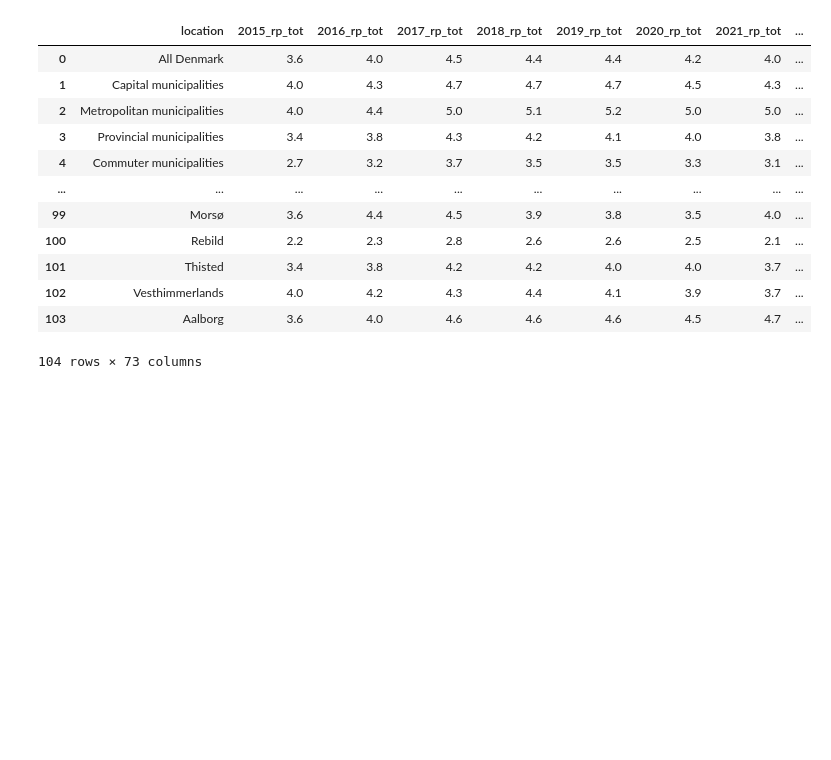
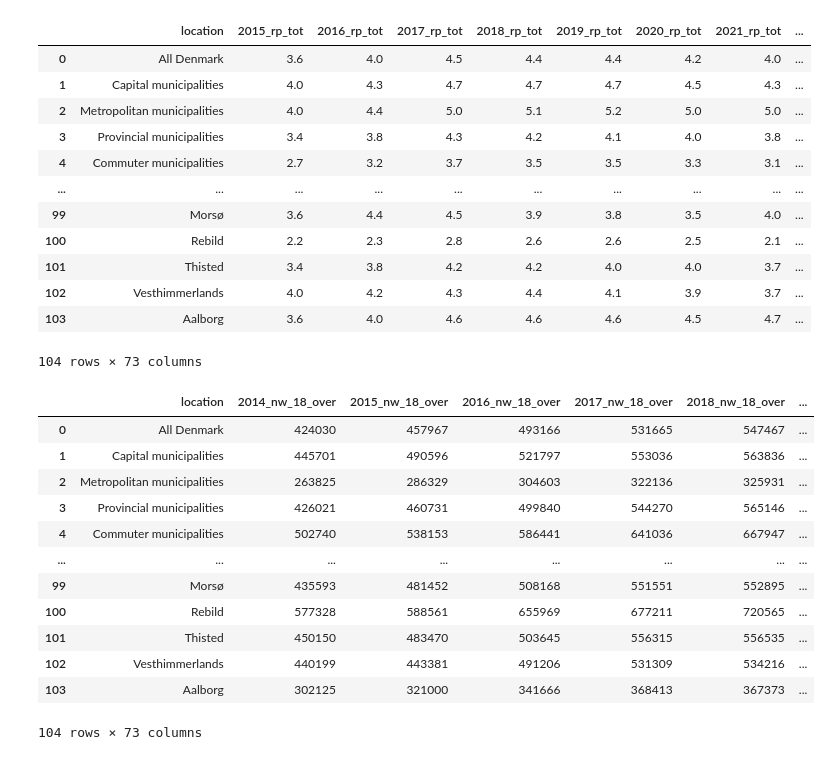
Before and after one commit to NumEconCopenhagen/projects-2024-petra-maritza-noah, a Jupyter notebook: dataproject/Petra.ipynb, the cells around one changed output. Cells and saved outputs as stored; diff of their text form; code cells hidden in the pictures; blank space fills up the shorter version.

Commit message:
all datasets uploaded and merged

```diff
--- a/dataproject/Petra.ipynb
+++ b/dataproject/Petra.ipynb
@@ -99,3 +99,33 @@ rp_17
 | 102 | Vesthimmerlands | 5.6 | 6.0 | 6.2 | 6.0 | 5.9 | 5.5 | 4.9 | ... |
 | 103 | Aalborg | 3.2 | 3.7 | 5.0 | 5.0 | 5.2 | 4.7 | 4.9 | ... |
 104 rows × 9 columns
+# %%
+#Here we compute the same operations but using the Net Wealth dataset instead:
+
+filename2 = '/Users/petra/Desktop/KU/Introduction to Programming/Intro to Prog /projects-2024-petra-maritza-noah/dataproject/net_wealth.xlsx'
+nw_18_over = pd.read_excel(filename2, sheet_name= '18-over')
+
+#Renaming columns
+nw_18_over.columns = nw_18_over.columns.map(lambda x: 'location' if x == 'Unnamed: 0' else x + '_nw_18_over' if x.isdigit() else x)
+
+#Here we import all the datasets on net-wealth, but considering the data for different age ranges
+nw_29 = pd.read_excel(filename2, sheet_name= '18-29')
+nw_39 = pd.read_excel(filename2, sheet_name= '30-39')
+nw_49 = pd.read_excel(filename2, sheet_name= '40-49')
+nw_59 = pd.read_excel(filename2, sheet_name= '50-59')
+nw_69 = pd.read_excel(filename2, sheet_name= '60-69')
+nw_79 = pd.read_excel(filename2, sheet_name= '70-79')
+nw_80 = pd.read_excel(filename2, sheet_name= '80-onwards')
+
+def rename_columns(df, suffix):
+    df.columns = df.columns.map(lambda x: 'location' if x == 'Unnamed: 0' else str(x) + suffix)
+    return df
+
+# Apply the renaming function to each DataFrame
+nw_29 = rename_columns(nw_29, '_nw_29')
+nw_39 = rename_columns(nw_39, '_nw_39')
+nw_49 = rename_columns(nw_49, '_nw_49')
+nw_59 = rename_columns(nw_59, '_nw_59')
+nw_69 = rename_columns(nw_69, '_nw_69')
+nw_79 = rename_columns(nw_79, '_nw_79')
+nw_80 = rename_columns(nw_80, '_nw_80')
@@ -129,3 +188,30 @@ merged_rp
 | 102 | Vesthimmerlands | 4.0 | 4.2 | 4.3 | 4.4 | 4.1 | 3.9 | 3.7 | ... |
 | 103 | Aalborg | 3.6 | 4.0 | 4.6 | 4.6 | 4.6 | 4.5 | 4.7 | ... |
 104 rows × 73 columns
+# %%
+#Mearging datasets on net wealth:
+datasets = [nw_29, nw_39, nw_49, nw_59, nw_69, nw_79, nw_80]
+
+# Initialize the merged dataset with the first dataset
+merged_nw = nw_18_over
+
+# Iterate over each dataset and merge with the merged dataset
+for dataset in datasets:
+    merged_nw = merged_nw.merge(dataset, on='location')
+
+# Print the merged dataset
+merged_nw
+# %% [output]
+|  | location | 2014_nw_18_over | 2015_nw_18_over | 2016_nw_18_over | 2017_nw_18_over | 2018_nw_18_over | ... |
+| 0 | All Denmark | 424030 | 457967 | 493166 | 531665 | 547467 | ... |
+| 1 | Capital municipalities | 445701 | 490596 | 521797 | 553036 | 563836 | ... |
+| 2 | Metropolitan municipalities | 263825 | 286329 | 304603 | 322136 | 325931 | ... |
+| 3 | Provincial municipalities | 426021 | 460731 | 499840 | 544270 | 565146 | ... |
+| 4 | Commuter municipalities | 502740 | 538153 | 586441 | 641036 | 667947 | ... |
+| ... | ... | ... | ... | ... | ... | ... | ... |
+| 99 | Morsø | 435593 | 481452 | 508168 | 551551 | 552895 | ... |
+| 100 | Rebild | 577328 | 588561 | 655969 | 677211 | 720565 | ... |
+| 101 | Thisted | 450150 | 483470 | 503645 | 556315 | 556535 | ... |
+| 102 | Vesthimmerlands | 440199 | 443381 | 491206 | 531309 | 534216 | ... |
+| 103 | Aalborg | 302125 | 321000 | 341666 | 368413 | 367373 | ... |
+104 rows × 73 columns
```
Also changed, not shown: parts of 4 cells of this notebook, 4 other files.
